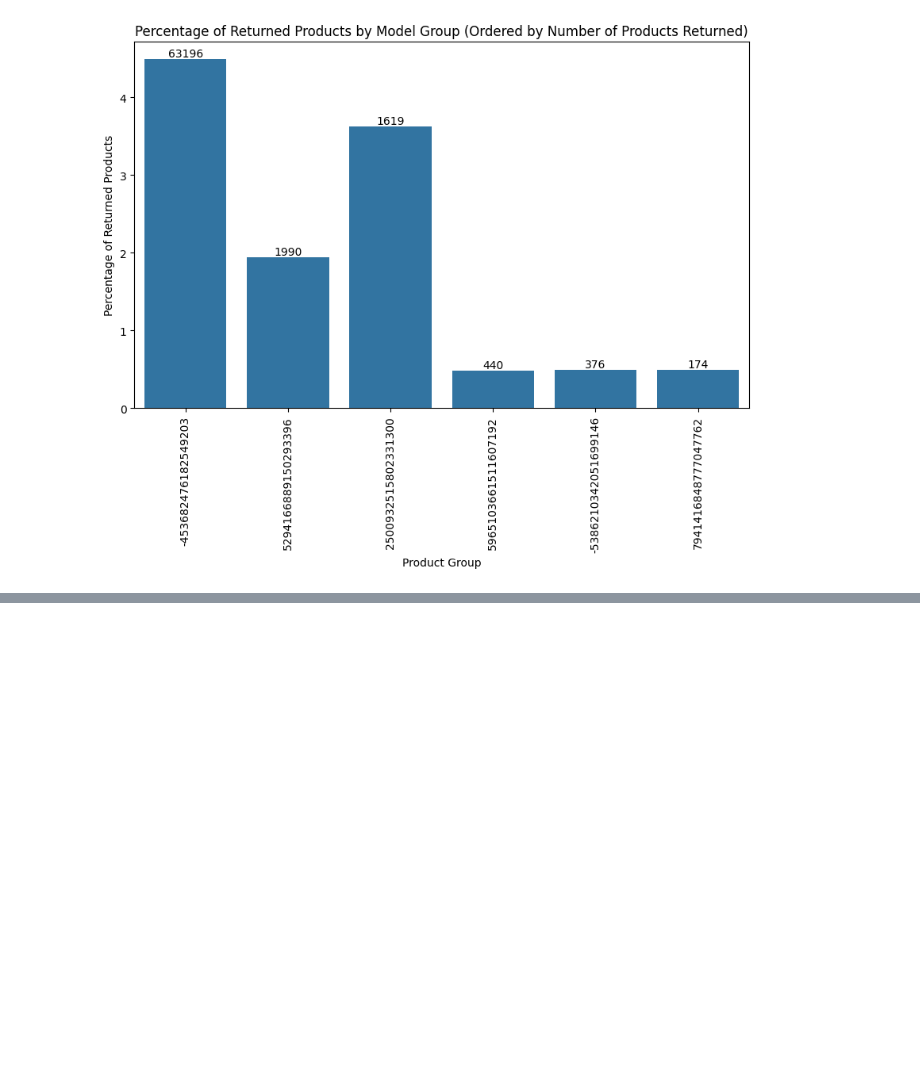
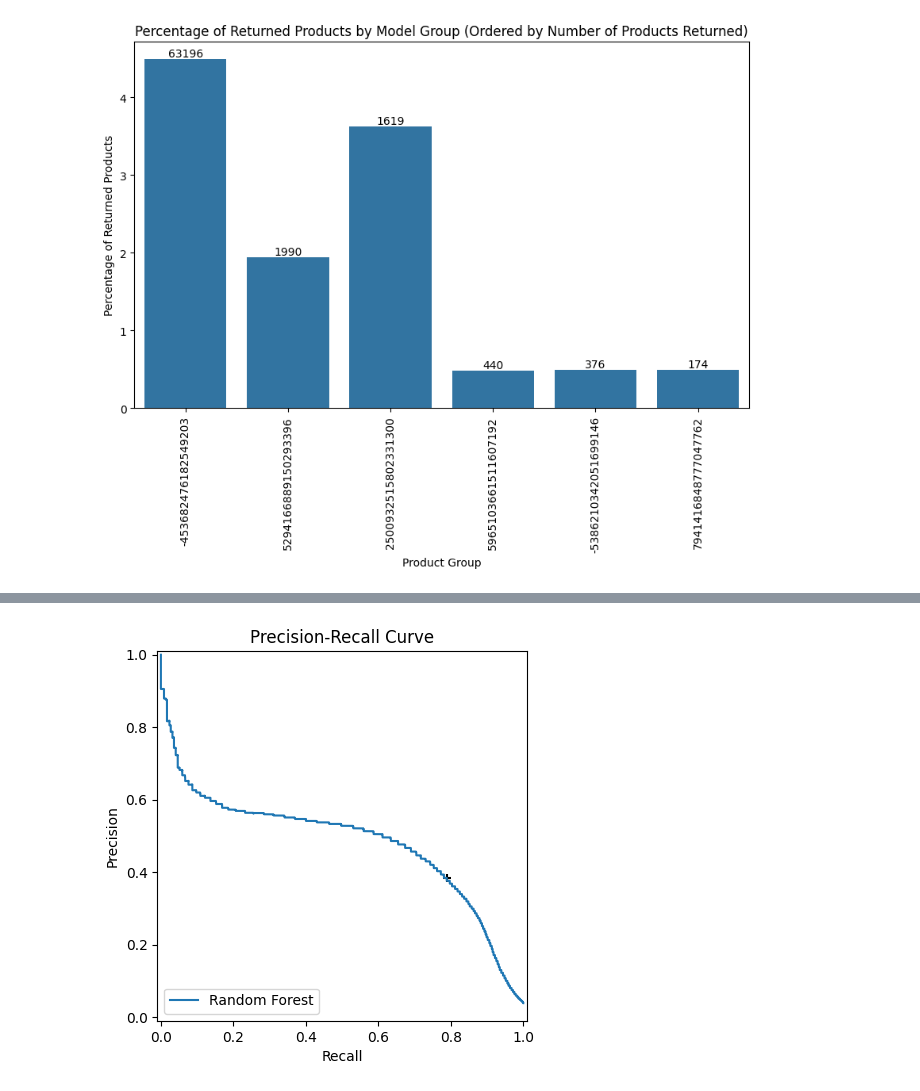
Before and after one commit to jduffy93/ds-recruitement-challenge-shoes, a Jupyter notebook: analysis.ipynb, the cells around one changed output, grey strips where cells are left out. Drawn from its saved outputs; the diff is of its cells as text; code cells hidden in the pictures; blank space fills up the shorter version.

```diff
--- a/analysis.ipynb
+++ b/analysis.ipynb
@@ -330,0 +626,15 @@ Text(0, 0.5, 'Percentage of Returned Products')
+# %%
+from sklearn.metrics import PrecisionRecallDisplay, precision_recall_curve
+
+prec, recall, _ = precision_recall_curve(y_test, y_pred_proba)
+pr_display = PrecisionRecallDisplay(
+    precision=prec, recall=recall, estimator_name="Random Forest"
+)
+pr_display.plot()
+plt.scatter(recall_score, precision_score, marker="+", color="black")
+# plt.axvline(x=0.51, color="green", linestyle="--")
+# plt.axhline(y=0.89, color="red", linestyle="--")
+plt.title("Precision-Recall Curve")
+plt.show()
+# %% [output]
+[figure, added]
```
Also changed, not shown: parts of 16 cells of this notebook, 3 other files.
